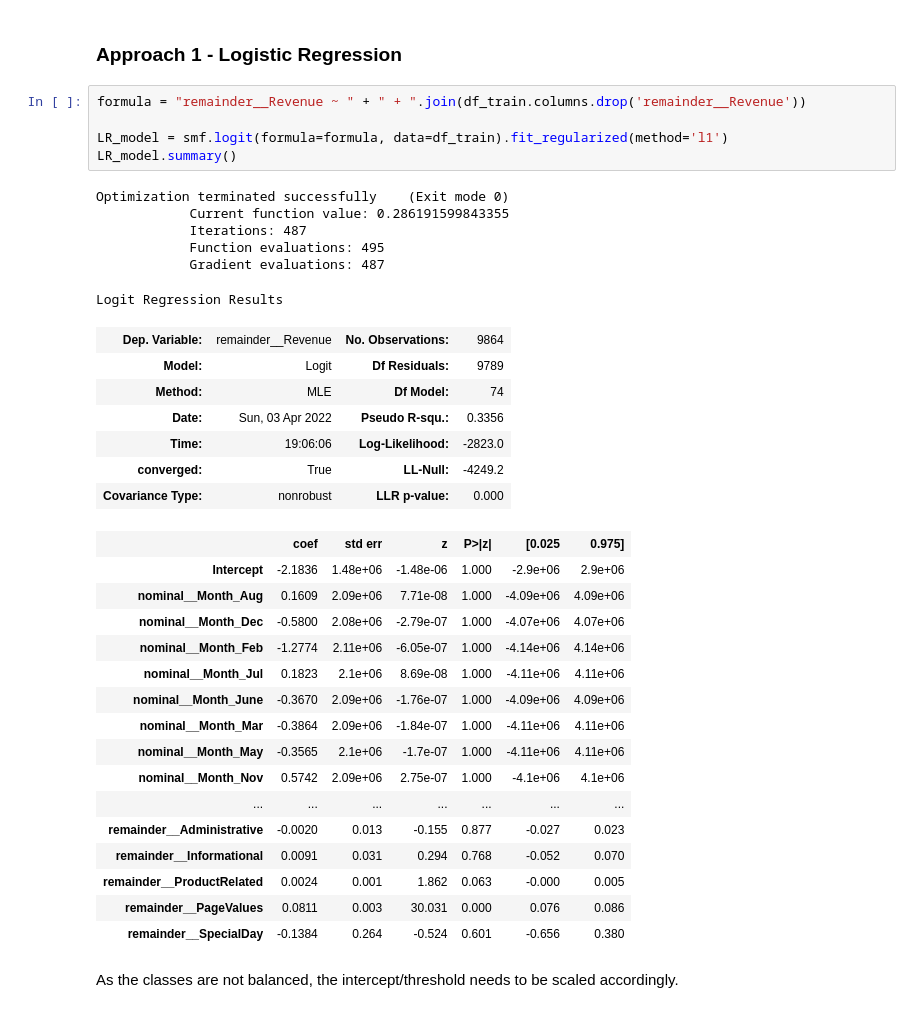
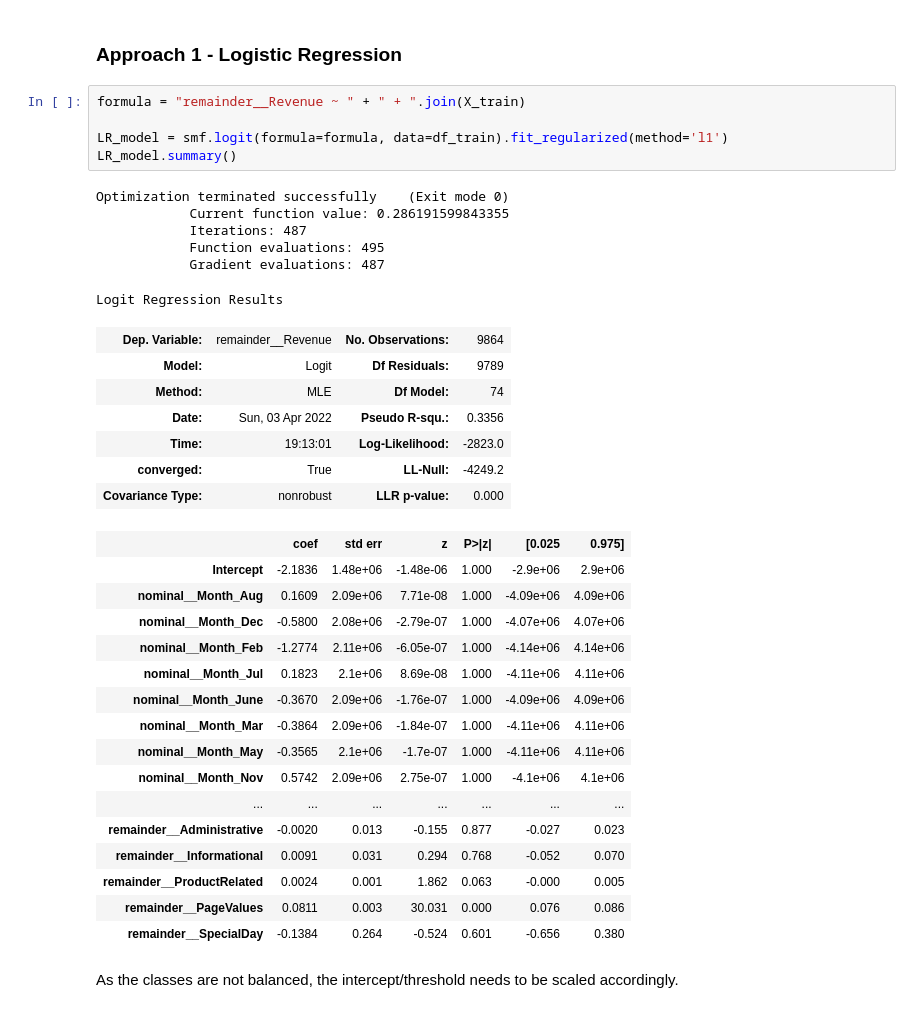
Before and after one commit to DoubleGremlin181/Aicadium-interview-coding-round, a Jupyter notebook: Data Modelling.ipynb, the cells around one changed output. Drawn from its saved outputs; the diff is of its cells as text.

```diff
--- a/Data Modelling.ipynb
+++ b/Data Modelling.ipynb
@@ -95,22 +104,22 @@ There are 2 main approaches that I will be taking for modelling. Their results w
 # %% [markdown]
 ### Approach 1 - Logistic Regression
 # %%
-formula = "remainder__Revenue ~ " + " + ".join(df_train.columns.drop('remainder__Revenue'))
+formula = "remainder__Revenue ~ " + " + ".join(X_train)
 
 LR_model = smf.logit(formula=formula, data=df_train).fit_regularized(method='l1')
 LR_model.summary()
 # %% [output]
 Optimization terminated successfully    (Exit mode 0)
             Current function value: 0.286191599843355
             Iterations: 487
             Function evaluations: 495
             Gradient evaluations: 487
 Logit Regression Results
 | Dep. Variable: | remainder__Revenue | No. Observations: | 9864 |
 | Model: | Logit | Df Residuals: | 9789 |
 | Method: | MLE | Df Model: | 74 |
 | Date: | Sun, 03 Apr 2022 | Pseudo R-squ.: | 0.3356 |
-| Time: | 19:06:06 | Log-Likelihood: | -2823.0 |
+| Time: | 19:13:01 | Log-Likelihood: | -2823.0 |
 | converged: | True | LL-Null: | -4249.2 |
 | Covariance Type: | nonrobust | LLR p-value: | 0.000 |
 |  | coef | std err | z | P>|z| | [0.025 | 0.975] |
```
Also changed, not shown: parts of 7 cells of this notebook.
